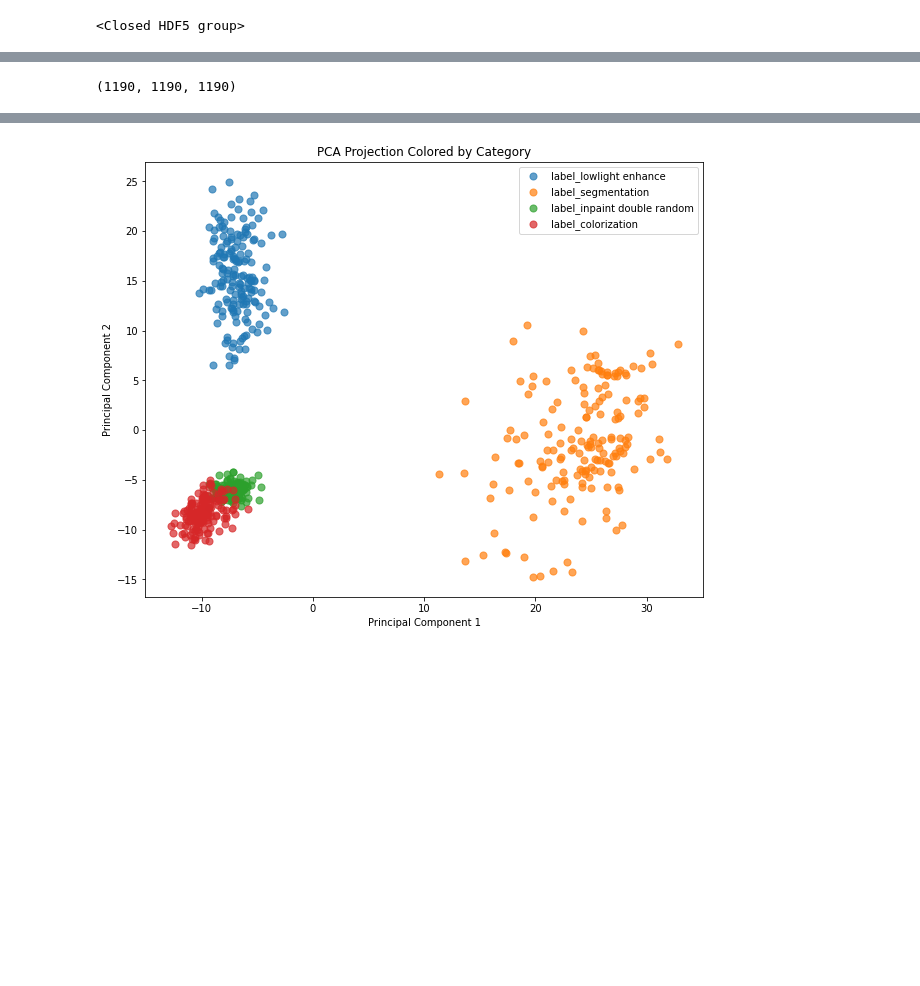
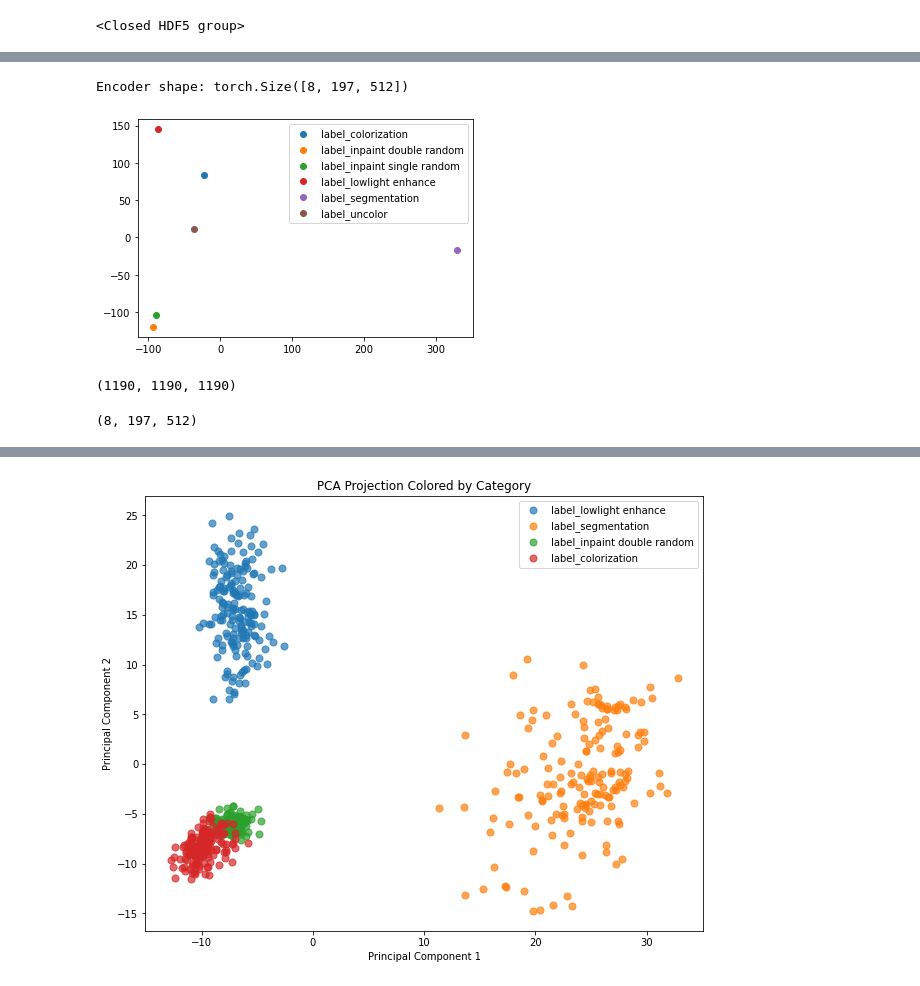
Before and after one commit to alhojel/visual_task_vectors, a Jupyter notebook: analyze_representations.ipynb, the cells around one changed output, grey strips where cells are left out. Saved outputs shown, nothing was run; the diff lists cells and outputs as text; code cells hidden in the pictures; blank space fills up the shorter version.

```diff
--- a/analyze_representations.ipynb
+++ b/analyze_representations.ipynb
@@ -310,7 +359,35 @@ with h5py.File("/home/ahojel/visual_prompting_vid/output_dir/latents_2/dataset.h
+# %%
+from sklearn.decomposition import PCA
+import matplotlib.pyplot as plt
+
+# Get the shape of the encoder
+encoder_shape = holder["label_colorization"]["mean"][0]["decoder"].shape
+print(f'Encoder shape: {encoder_shape}')
+
+# Reshape the encoder data and create a dataset
+dataset = np.array([holder[k]["mean"][0]["decoder"].reshape(-1) for k in holder.keys()])
+
+# Perform PCA on the dataset
+pca = PCA(n_components=2)
+pca_result = pca.fit_transform(dataset)
+
+# Plot the PCA result
+for i, label in enumerate(holder.keys()):
+    plt.scatter(pca_result[i, 0], pca_result[i, 1], label=label)
+
+plt.legend()
+plt.show()
+# %% [output]
+Encoder shape: torch.Size([8, 197, 512])
+[figure, added]
 # %%
 len(labels_list), len(encoder_data_list), len(decoder_data_list)
 # %% [output]
 (1190, 1190, 1190)
+# %%
+decoder_data_list[0].shape
+# %% [output]
+(8, 197, 512)
 # %%
 stacked_decoder_data = [ele.reshape(4096) for ele in decoder_data_list]
 stacked_encoder_data = [ele.reshape(24576) for ele in encoder_data_list]
```
Also changed, not shown: parts of 16 cells of this notebook, 5 other files.
